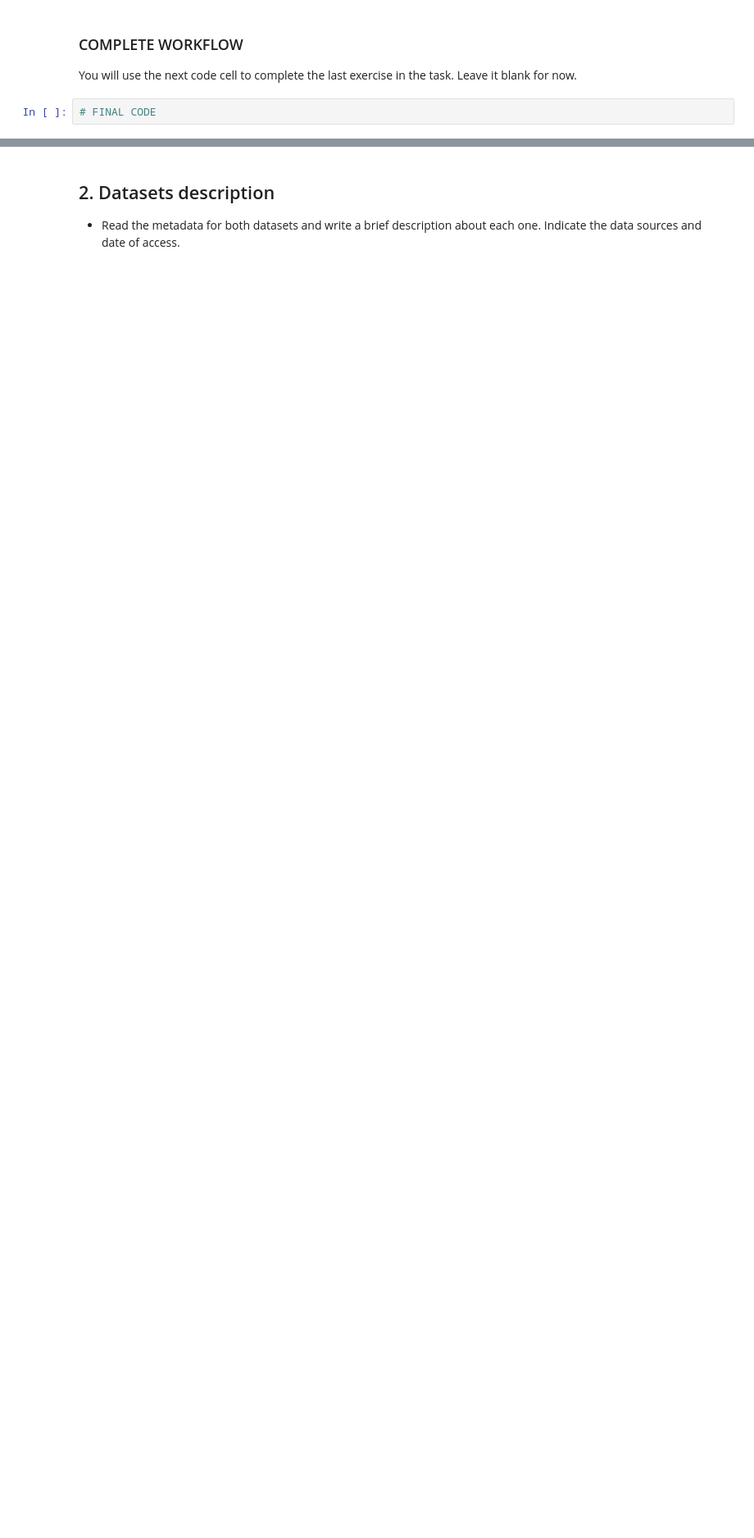
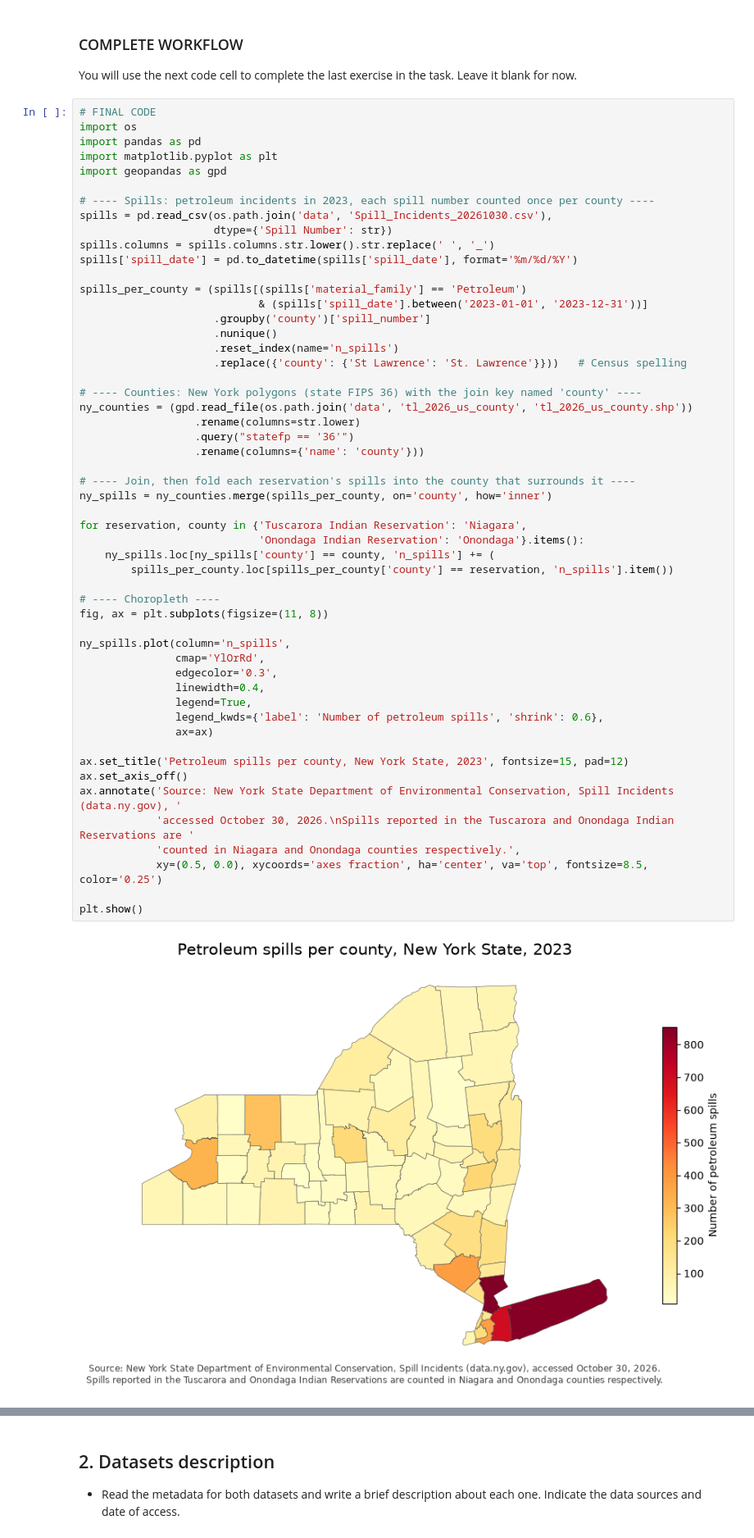
Before and after one commit to fatiqnadeem/eds220-hwk3, a Jupyter notebook: hwk3-task2-spills.ipynb, the cells around one changed output, grey strips where cells are left out. Shown at 82% size. Saved outputs shown, nothing was run; the diff lists cells and outputs as text; blank space fills up the shorter version.

Commit message:
Add the choropleth map, written description and complete workflow, run all cells

```diff
--- a/hwk3-task2-spills.ipynb
+++ b/hwk3-task2-spills.ipynb
@@ -37,6 +37,59 @@ The second dataset is the [2026 Counties (and equivalent) TIGER shapefile](https
 You will use the next code cell to complete the last exercise in the task. Leave it blank for now.
 # %%
 # FINAL CODE
+import os
+import pandas as pd
+import matplotlib.pyplot as plt
+import geopandas as gpd
+
+# ---- Spills: petroleum incidents in 2023, each spill number counted once per county ----
+spills = pd.read_csv(os.path.join('data', 'Spill_Incidents_20261030.csv'),
+                     dtype={'Spill Number': str})
+spills.columns = spills.columns.str.lower().str.replace(' ', '_')
+spills['spill_date'] = pd.to_datetime(spills['spill_date'], format='%m/%d/%Y')
+
+spills_per_county = (spills[(spills['material_family'] == 'Petroleum')
+                            & (spills['spill_date'].between('2023-01-01', '2023-12-31'))]
+                     .groupby('county')['spill_number']
+                     .nunique()
+                     .reset_index(name='n_spills')
+                     .replace({'county': {'St Lawrence': 'St. Lawrence'}}))   # Census spelling
+
+# ---- Counties: New York polygons (state FIPS 36) with the join key named 'county' ----
+ny_counties = (gpd.read_file(os.path.join('data', 'tl_2026_us_county', 'tl_2026_us_county.shp'))
+                  .rename(columns=str.lower)
+                  .query("statefp == '36'")
+                  .rename(columns={'name': 'county'}))
+
+# ---- Join, then fold each reservation's spills into the county that surrounds it ----
+ny_spills = ny_counties.merge(spills_per_county, on='county', how='inner')
+
+for reservation, county in {'Tuscarora Indian Reservation': 'Niagara',
+                            'Onondaga Indian Reservation': 'Onondaga'}.items():
+    ny_spills.loc[ny_spills['county'] == county, 'n_spills'] += (
+        spills_per_county.loc[spills_per_county['county'] == reservation, 'n_spills'].item())
+
+# ---- Choropleth ----
+fig, ax = plt.subplots(figsize=(11, 8))
+
+ny_spills.plot(column='n_spills',
+               cmap='YlOrRd',
+               edgecolor='0.3',
+               linewidth=0.4,
+               legend=True,
+               legend_kwds={'label': 'Number of petroleum spills', 'shrink': 0.6},
+               ax=ax)
+
+ax.set_title('Petroleum spills per county, New York State, 2023', fontsize=15, pad=12)
+ax.set_axis_off()
+ax.annotate('Source: New York State Department of Environmental Conservation, Spill Incidents (data.ny.gov), '
+            'accessed October 30, 2026.\nSpills reported in the Tuscarora and Onondaga Indian Reservations are '
+            'counted in Niagara and Onondaga counties respectively.',
+            xy=(0.5, 0.0), xycoords='axes fraction', ha='center', va='top', fontsize=8.5, color='0.25')
+
+plt.show()
+# %% [output]
+[figure, added]
 # %% [markdown]
 ## 1. File management
 a. Any data you download should go in the `data/` folder of your `eds220-hwk3` repository. For example, after downloading both datasets, your repository should look like this:
```
Also changed, not shown: parts of 36 cells of this notebook.
